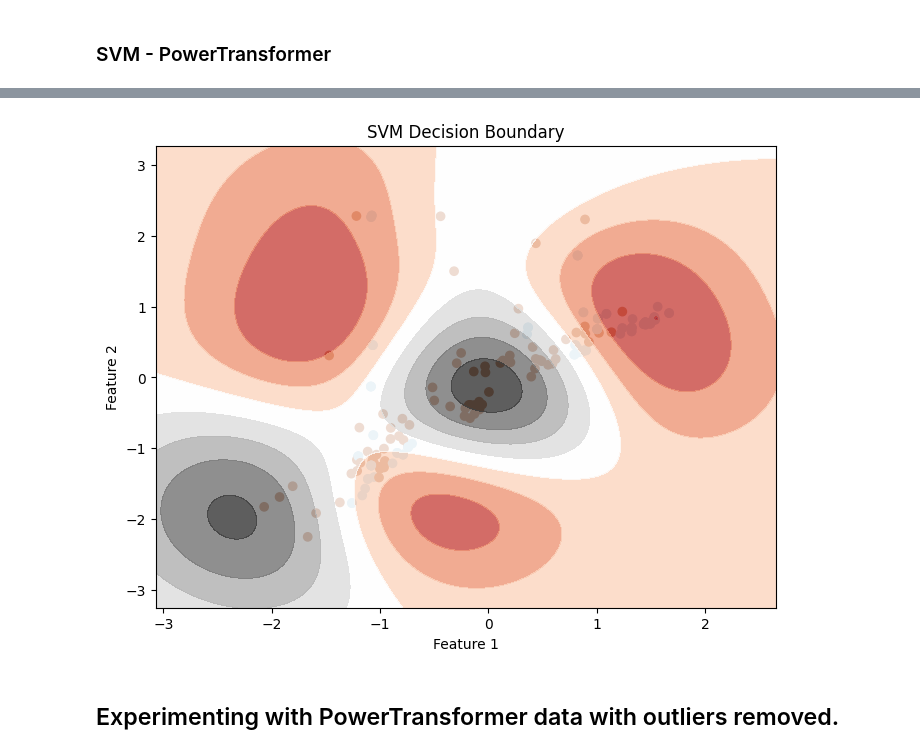
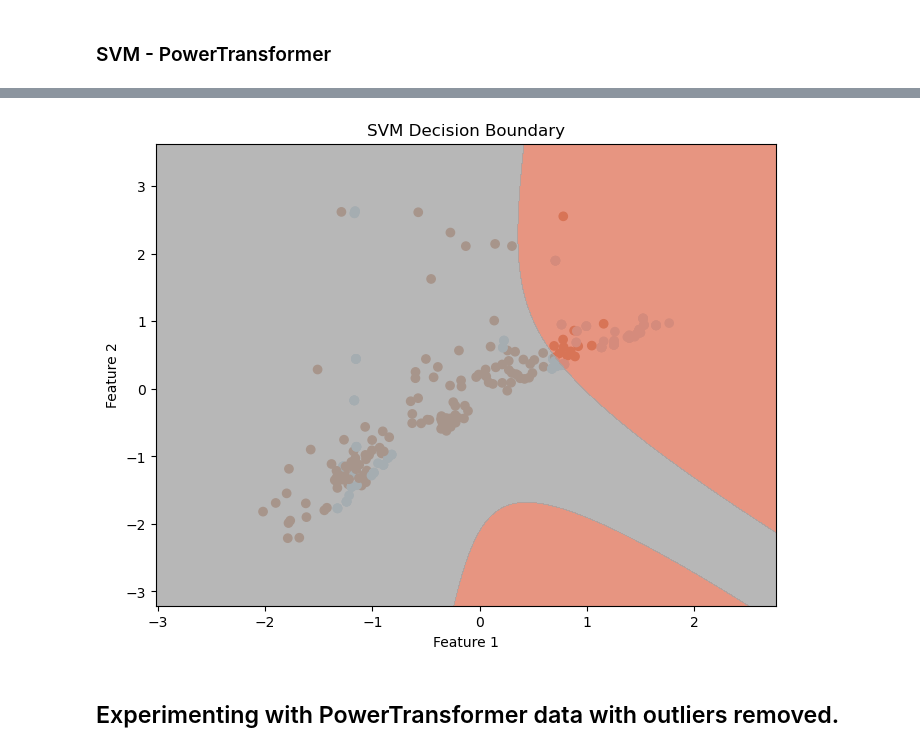
Before and after one commit to t-price/ML_project, a Jupyter notebook: Parkinsons_PowerTransformer.ipynb, the cells around one changed output, grey strips where cells are left out. Saved outputs shown, nothing was run; the diff lists cells and outputs as text; code cells hidden in the pictures.

```diff
--- a/Parkinsons_PowerTransformer.ipynb
+++ b/Parkinsons_PowerTransformer.ipynb
@@ -130,5 +130,7 @@ pow_transform = PowerTransformer(method='yeo-johnson')
 X_train_pow = pow_transform.fit_transform(train_X)
 X_val_pow = pow_transform.transform(val_X)
 X_test_pow = pow_transform.transform(test_X)
+X = np.concatenate((X_train_pow, X_val_pow, X_test_pow), axis=0)
+y = np.concatenate((train_y, val_y, test_y), axis=0)
 display(X_train_pow)
 # %% [output]
@@ -653,29 +801,0 @@ Test Score: 0.5517241379310345
-# %%
-# Creating an initial pipeline for just SVM
-pipeline = Pipeline([
-    ('svm', SVC())
-])
-
-# Defining the parameter grid for the grid search
-param_grid = {
-    'svm__kernel': ['linear', 'poly', 'rbf', 'sigmoid'],  # Test different kernels
-    'svm__C': [0.1, 1, 10],  # Test different values for the regularization parameter C
-    'svm__degree': [2, 3, 4],  # Test different polynomial degrees for the 'poly' kernel
-    'svm__gamma': ['scale', 'auto', 0.1, 1],  # Test different values for the 'rbf' and 'poly' kernels
-}
-
-# Performing a grid search with cross-validation
-grid_search = GridSearchCV(pipeline, param_grid, cv=5, scoring='accuracy', n_jobs=-1)
-grid_search.fit(X_train_pow, train_y)
-
-# Getting the best parameters and the best model
-best_params = grid_search.best_params_
-best_model = grid_search.best_estimator_
-
-# Making predictions on the test data using the best model
-y_pred = best_model.predict(test_X.values)
-
-# Evaluating the best model
-accuracy = accuracy_score(test_y, y_pred)
-print(f'Best Parameters: {best_params}')
-print(f'Accuracy with Best Model: {accuracy:.2f}')
@@ -685,38 +866,38 @@ Accuracy with Best Model: 0.55
 # %%
 # Get the best model from the pipeline
-best_model = pipeline.named_steps['svm']
+best_model = best_pipeline.named_steps['svm']
 
 # Plot the decision boundary
 plt.figure(figsize=(8, 6))
 
 # Scatter plot of the training points
-plt.scatter(X_train_pow[:, 0], X_train_pow[:, 1], c=train_y, cmap=plt.cm.Paired)
+plt.scatter(X[:, 0], X[:, 1], c=y, cmap=plt.cm.Paired)
 
 # Plot the decision boundary
 ax = plt.gca()
 
 h = .02
-x_min, x_max = X_train_pow[:, 0].min() - 1, X_train_pow[:, 0].max() + 1
-y_min, y_max = X_train_pow[:, 1].min() - 1, X_train_pow[:, 1].max() + 1
+x_min, x_max = X[:, 0].min() - 1, X[:, 0].max() + 1
+y_min, y_max = X[:, 1].min() - 1, X[:, 1].max() + 1
 xx, yy = np.meshgrid(np.arange(x_min, x_max, h), np.arange(y_min, y_max, h))
 
-X = X_train_pow[:, 0:2]
+X2 = X_train_pow[:, 0:2]
 # Obtain decision boundary values
-best_model.fit(X, train_y)
+best_model.fit(X2, train_y)
 Z = best_model.decision_function(np.c_[xx.ravel(), yy.ravel()])
 
 # Plot decision boundary and margins
 Z = Z.reshape(xx.shape)
-plt.contourf(xx, yy, Z, cmap=plt.cm.RdGy, alpha=0.8)
+plt.contourf(xx, yy, Z, cmap=plt.cm.RdGy, levels=[Z.min(), 0, Z.max()], alpha=0.8)
 
 # Add labels and title
 plt.title('SVM Decision Boundary')
 plt.xlabel('Feature 1')
 plt.ylabel('Feature 2')
 
 plt.show()
 # %% [output]
-[figure, old version]
+[figure, new version]
 # %% [markdown]
 ## Experimenting with PowerTransformer data with outliers removed.
 # %% [markdown]
```
Also changed, not shown: parts of 32 cells of this notebook, 14 other files.
